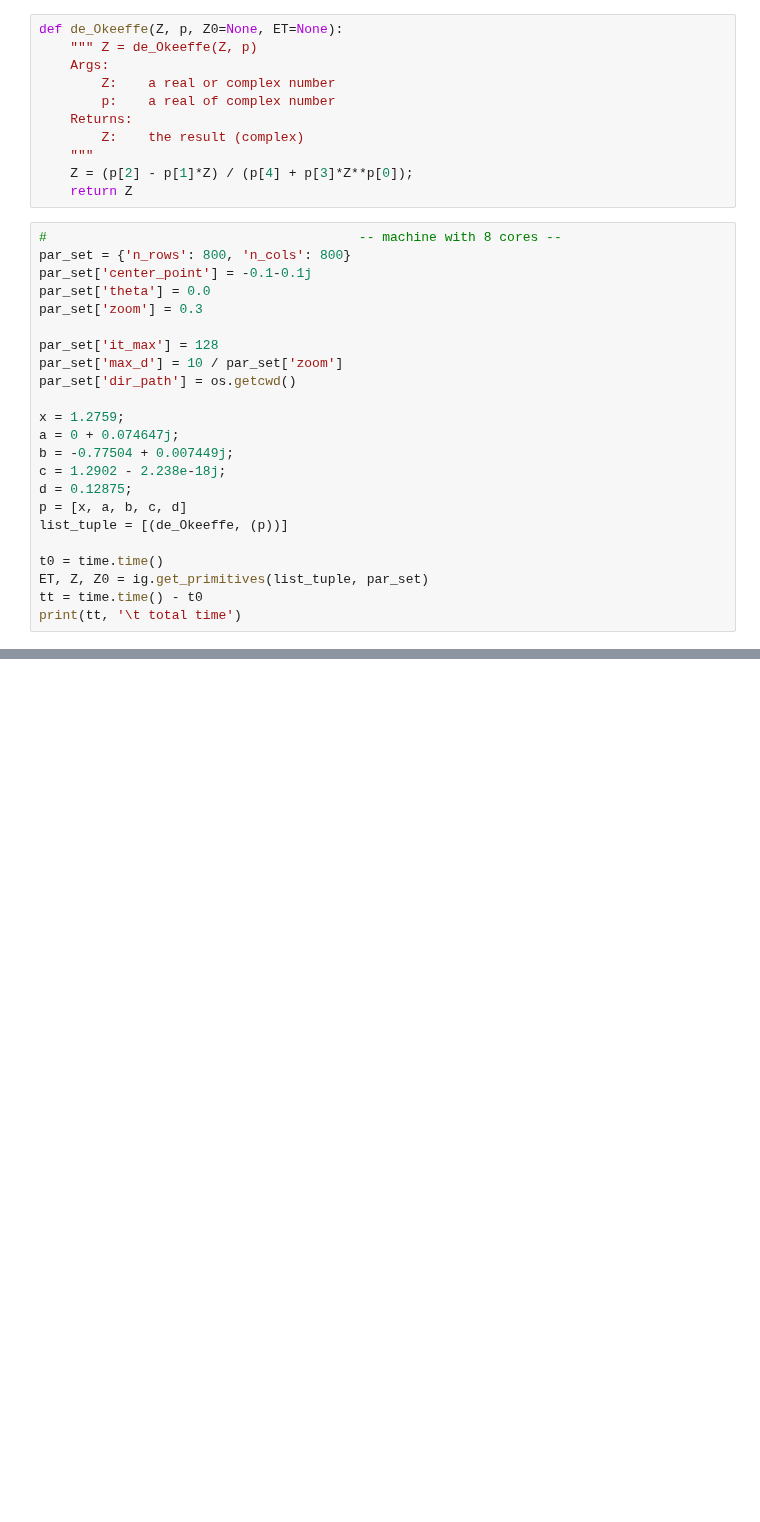
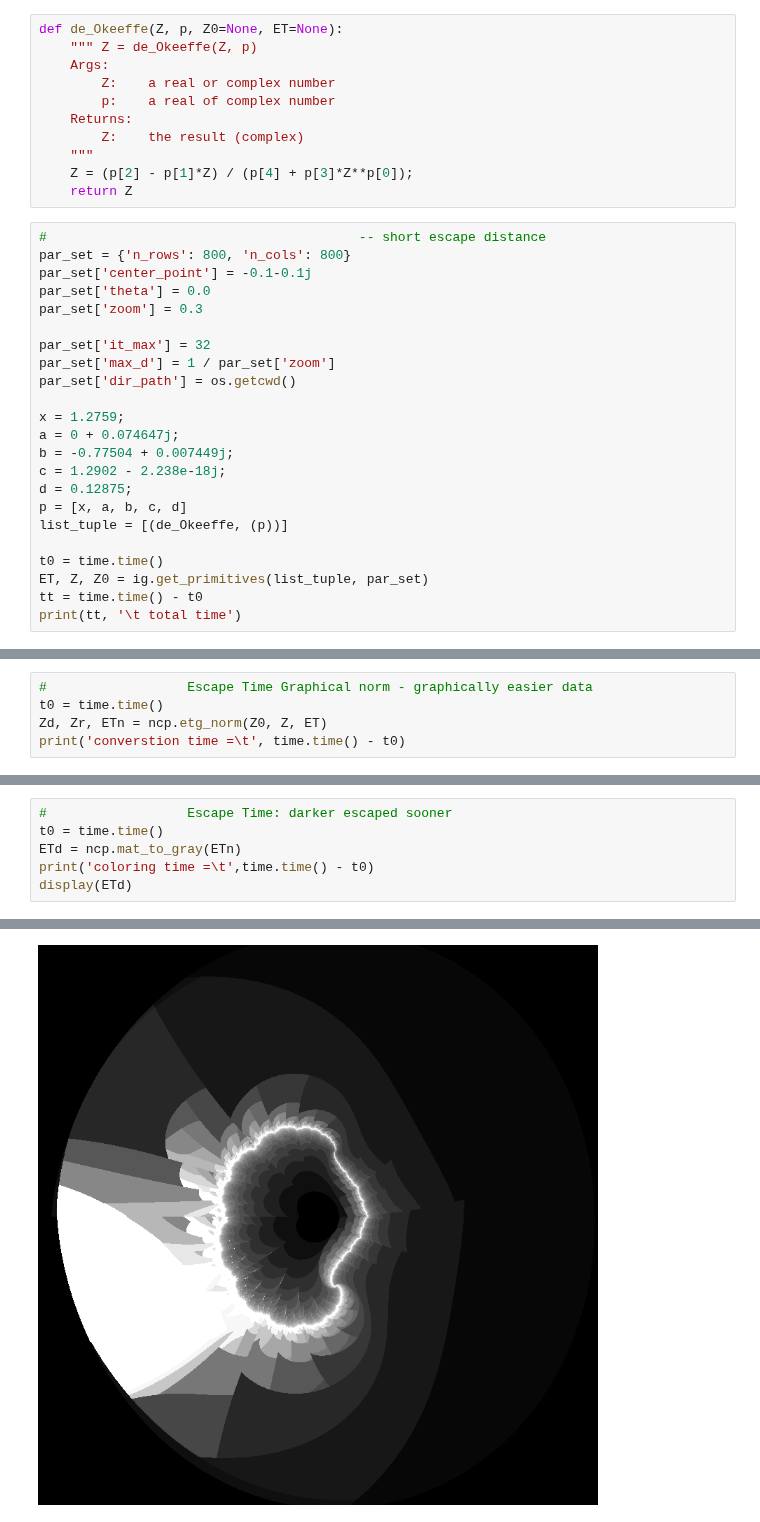
Before and after one commit to dlanier/FlyingMachineFractal, a Jupyter notebook: fig_notebooks/fleur_de_Okeeffe.ipynb, the cells around one changed output, grey strips where cells are left out. Saved outputs shown, nothing was run; the diff lists cells and outputs as text; blank space fills up the shorter version.

Commit message:
parameters & graphics

```diff
--- a/fig_notebooks/fleur_de_Okeeffe.ipynb
+++ b/fig_notebooks/fleur_de_Okeeffe.ipynb
@@ -52,14 +48,14 @@ def de_Okeeffe(Z, p, Z0=None, ET=None):
     Z = (p[2] - p[1]*Z) / (p[4] + p[3]*Z**p[0]);
     return Z
 # %%
-#                                        -- machine with 8 cores --
+#                                        -- short escape distance
 par_set = {'n_rows': 800, 'n_cols': 800}
 par_set['center_point'] = -0.1-0.1j
 par_set['theta'] = 0.0
 par_set['zoom'] = 0.3
 
-par_set['it_max'] = 128
-par_set['max_d'] = 10 / par_set['zoom']
+par_set['it_max'] = 32
+par_set['max_d'] = 1 / par_set['zoom']
 par_set['dir_path'] = os.getcwd()
 
 x = 1.2759;
@@ -93,0 +75,5 @@ display(Ic)
+# %%
+#                  Escape Time Graphical norm - graphically easier data
+t0 = time.time()
+Zd, Zr, ETn = ncp.etg_norm(Z0, Z, ET)
+print('converstion time =\t', time.time() - t0)
@@ -93,0 +82,7 @@ display(Ic)
+# %%
+#                  Escape Time: darker escaped sooner
+t0 = time.time()
+ETd = ncp.mat_to_gray(ETn)
+print('coloring time =\t',time.time() - t0)
+display(ETd)
+# %% [output]
@@ -93,0 +90 @@ display(Ic)
+[figure, added]
```
Also changed, not shown: parts of 12 cells of this notebook.
